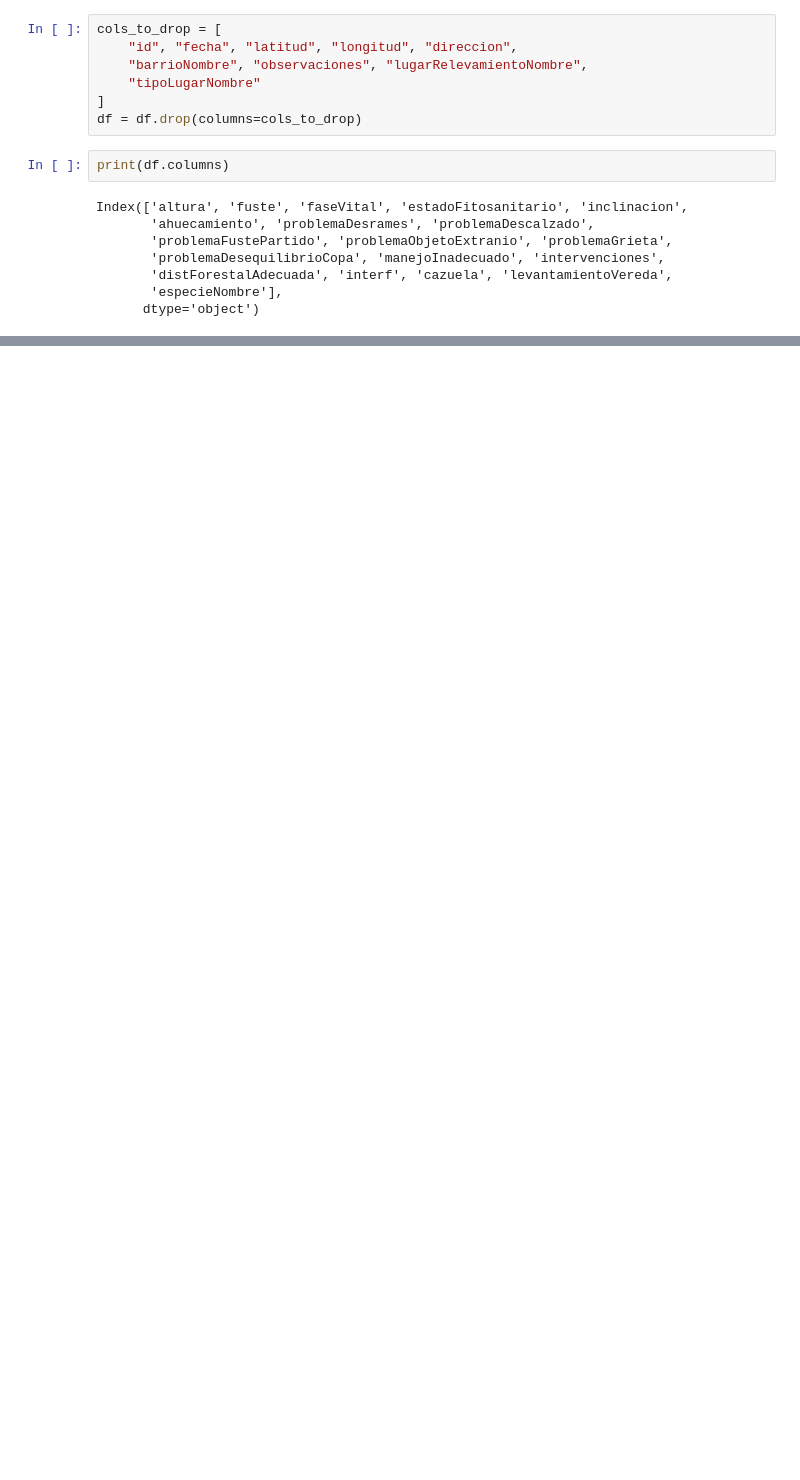
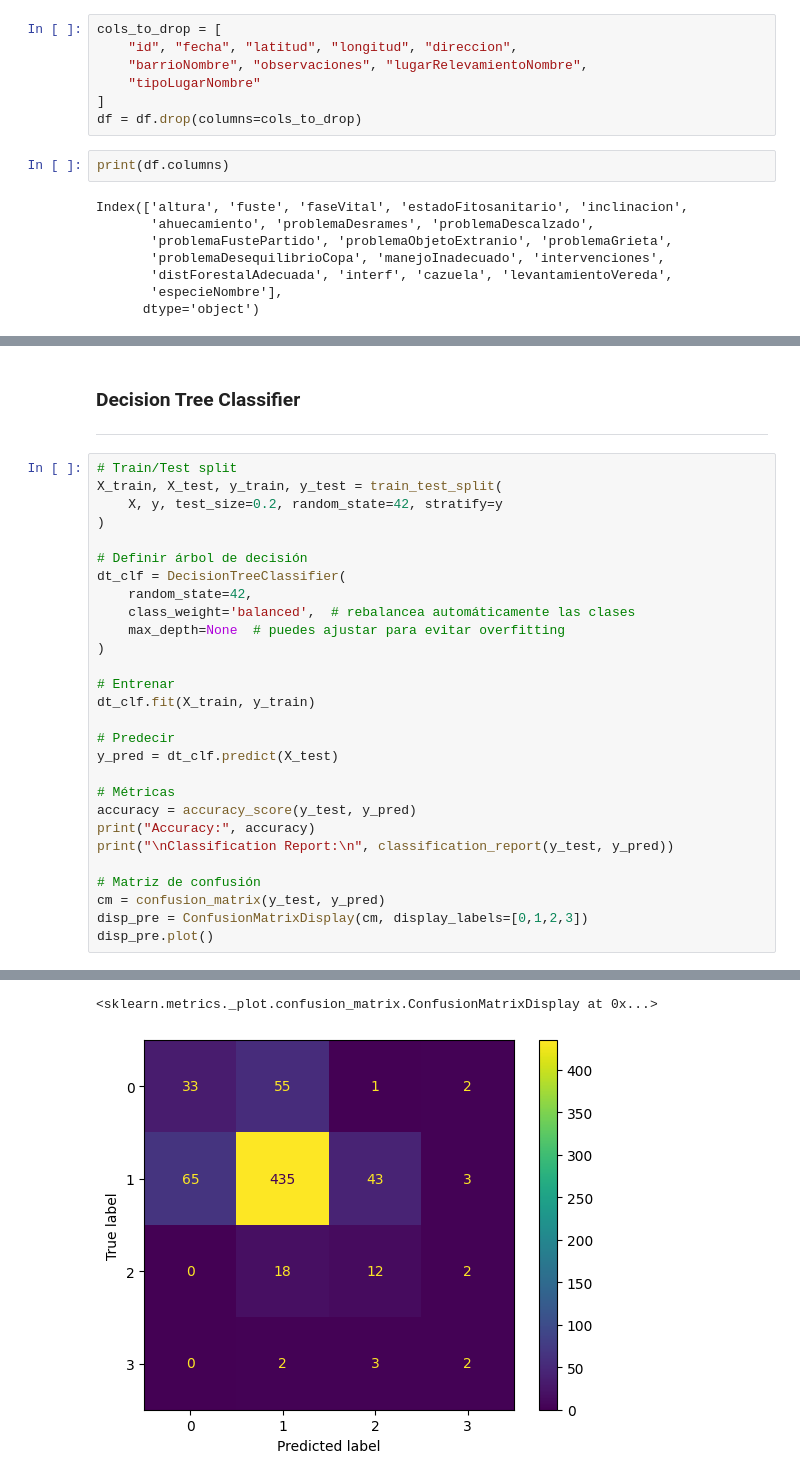
Before and after one commit to diegodorado1729/Coding, a Jupyter notebook: Arbolado-IA/arbolado-ia.ipynb, the cells around one changed output, grey strips where cells are left out. Drawn from its saved outputs; the diff is of its cells as text; blank space fills up the shorter version.

```diff
--- a/Arbolado-IA/arbolado-ia.ipynb
+++ b/Arbolado-IA/arbolado-ia.ipynb
@@ -116,0 +492,32 @@ for col in df1.columns:
+# %% [markdown]
+### Decision Tree Classifier
+---
+# %%
+# Train/Test split
+X_train, X_test, y_train, y_test = train_test_split(
+    X, y, test_size=0.2, random_state=42, stratify=y
+)
+
+# Definir árbol de decisión
+dt_clf = DecisionTreeClassifier(
+    random_state=42,
+    class_weight='balanced',  # rebalancea automáticamente las clases
+    max_depth=None  # puedes ajustar para evitar overfitting
+)
+
+# Entrenar
+dt_clf.fit(X_train, y_train)
+
+# Predecir
+y_pred = dt_clf.predict(X_test)
+
+# Métricas
+accuracy = accuracy_score(y_test, y_pred)
+print("Accuracy:", accuracy)
+print("\nClassification Report:\n", classification_report(y_test, y_pred))
+
+# Matriz de confusión
+cm = confusion_matrix(y_test, y_pred)
+disp_pre = ConfusionMatrixDisplay(cm, display_labels=[0,1,2,3])
+disp_pre.plot()
+# %% [output]
@@ -116,0 +537,2 @@ for col in df1.columns:
+<sklearn.metrics._plot.confusion_matrix.ConfusionMatrixDisplay at 0x...>
+[figure, added]
```
Also changed, not shown: parts of 27 cells of this notebook.
